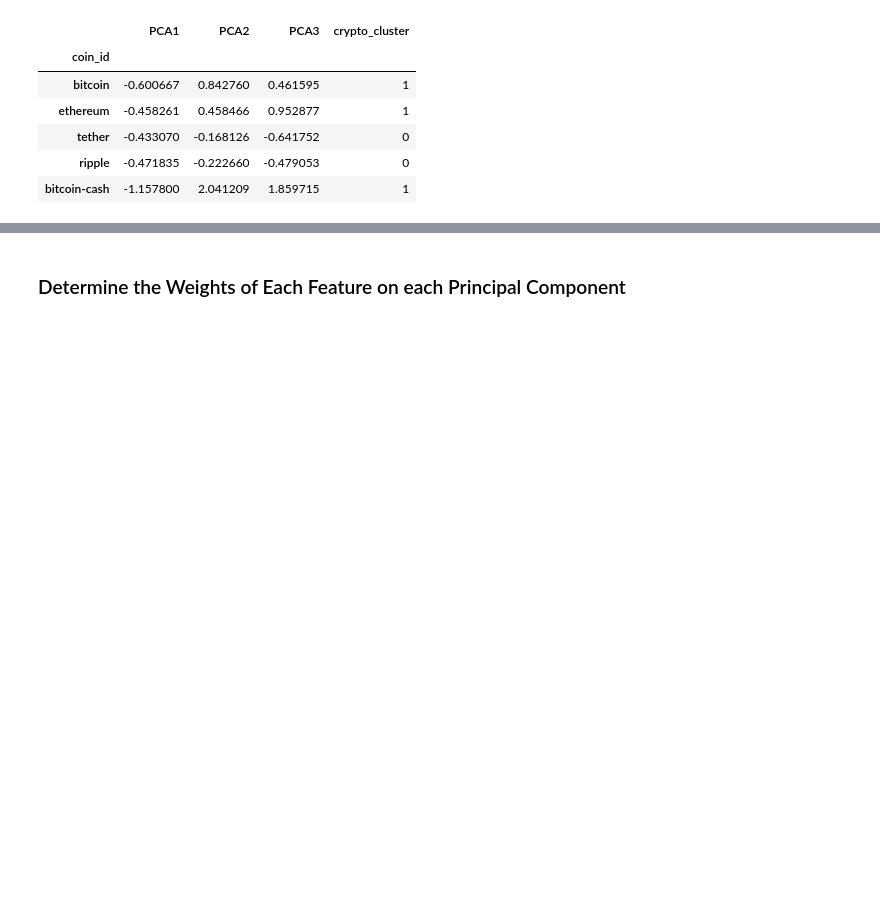
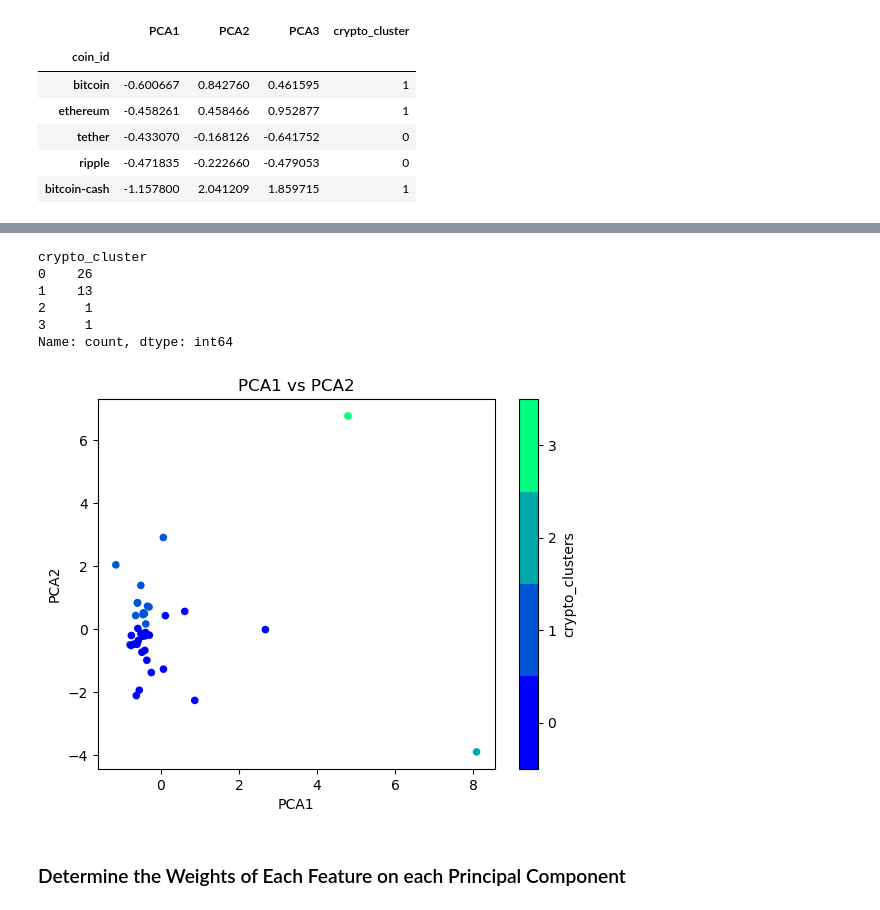
Before and after one commit to sin31415/CryptoClustering, a Jupyter notebook: Crypto_Clustering_starter_code.ipynb, the cells around one changed output, grey strips where cells are left out. Drawn from its saved outputs; the diff is of its cells as text; code cells hidden in the pictures; blank space fills up the shorter version.

```diff
--- a/Crypto_Clustering_starter_code.ipynb
+++ b/Crypto_Clustering_starter_code.ipynb
@@ -317,5 +333,6 @@ array([0.3719856 , 0.34700813, 0.17603793])
 ### Cluster Cryptocurrencies with K-means Using the PCA Data
 # %%
 # Initialize the K-Means model using the best value for k
+kmodel_pca = KMeans(n_clusters=4, n_init='auto', random_state=1)
 # %%
 # Fit the K-Means model using the PCA data
@@ -327,11 +351,12 @@ array([0.3719856 , 0.34700813, 0.17603793])
 # %%
 # Create a copy of the DataFrame with the PCA data
-
+market_scaled_predictions_pca = market_pca_df.copy()
 
 # Add a new column to the DataFrame with the predicted clusters
-
+market_scaled_predictions_pca['crypto_cluster'] = pca_segments
 
 # Display sample data
+market_scaled_predictions_pca.head()
 # %% [output]
 |  | PCA1 | PCA2 | PCA3 | crypto_cluster |
 | coin_id |  |  |  |  |
@@ -348,3 +368,35 @@ array([0.3719856 , 0.34700813, 0.17603793])
+# %%
+market_scaled_predictions_pca['crypto_cluster'].value_counts()
+# %% [output]
+crypto_cluster
+0    26
+1    13
+2     1
+3     1
+Name: count, dtype: int64
+# %%
+# Create a scatter plot using hvPlot by setting `x="PCA1"` and `y="PCA2"`.
+pca_scatter = market_scaled_predictions_pca.plot.scatter(x='PCA1',
+                                                           y='PCA2',
+                                                           c='crypto_cluster',
+                                                           colormap='winter',
+                                                           colorbar=False,
+                                                           title='PCA1 vs PCA2')
+
+# Number of clusters
+pca_num_clusters = 4
+pca_classes = [0, 1, 2, 3]
+
+# Adding a color bar
+cbar = plt.colorbar(pca_scatter.collections[0], boundaries=np.arange(pca_num_clusters + 1) - 0.5)
+cbar.set_ticks(np.arange(pca_num_clusters))
+cbar.set_ticklabels(pca_classes)
+cbar.set_label('crypto_clusters')
+
+# Display the plot
+plt.show()
+# %% [output]
+[figure, added]
 # %% [markdown]
 ### Determine the Weights of Each Feature on each Principal Component
 # %%
```
Also changed, not shown: parts of 15 cells of this notebook.
